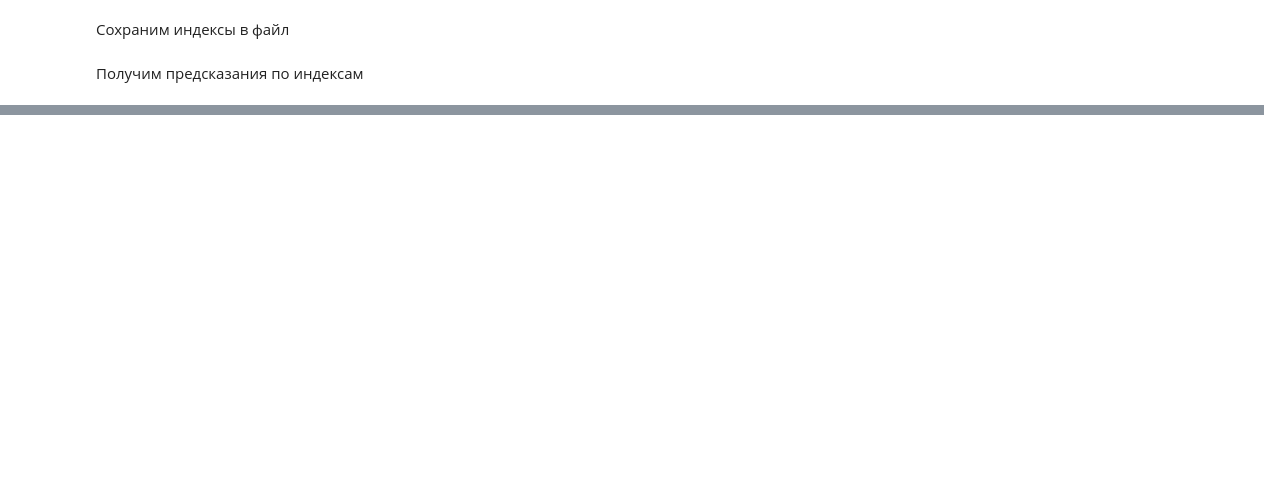
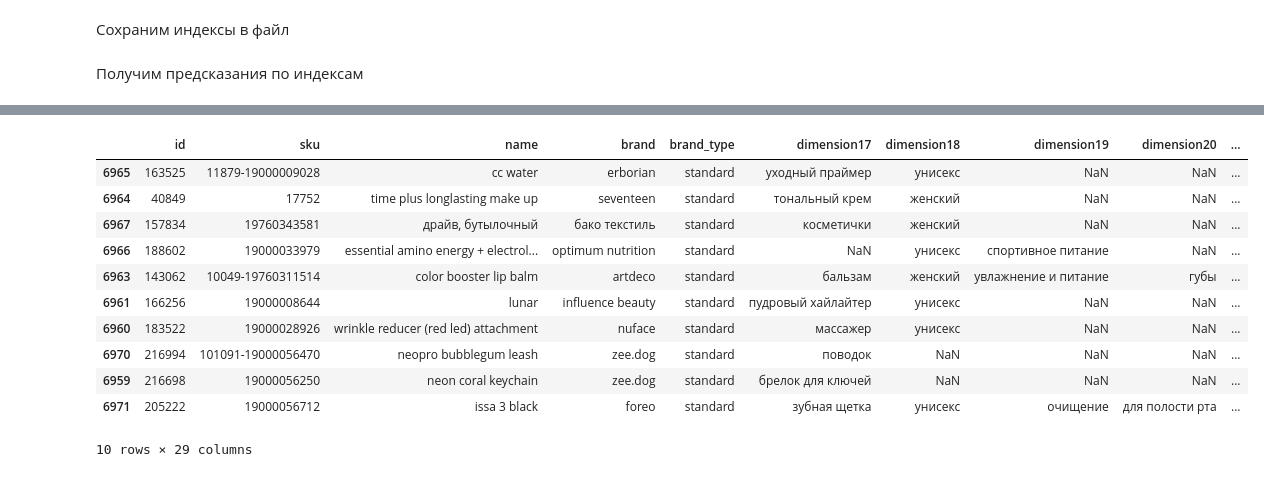
Before and after one commit to versus666jzx/market_recommendations, a Jupyter notebook: notebooks/data_research.ipynb, the cells around one changed output, grey strips where cells are left out. Saved outputs shown, nothing was run; the diff lists cells and outputs as text; code cells hidden in the pictures; blank space fills up the shorter version.

```diff
--- a/notebooks/data_research.ipynb
+++ b/notebooks/data_research.ipynb
@@ -121,3 +123,8 @@ data.head()
+# %%
+def url_processing(text: str) -> str:
+	return text.replace('"', '').replace('\'', '').replace('[', '').replace(']', '')
+
+data['images'] = data['images'].apply(url_processing)
 # %% [markdown]
 # Генерация эмбеддингов
 # %%
@@ -236,3 +243,18 @@ print(distances) # расстояния, отсортированные по у
+# %%
+data.iloc[same_embedding_indexes[0]]
+# %% [output]
+|  | id | sku | name | brand | brand_type | dimension17 | dimension18 | dimension19 | dimension20 | ... |
+| 6965 | 163525 | 11879-19000009028 | cc water | erborian | standard | уходный праймер | унисекс | NaN | NaN | ... |
+| 6964 | 40849 | 17752 | time plus longlasting make up | seventeen | standard | тональный крем | женский | NaN | NaN | ... |
+| 6967 | 157834 | 19760343581 | драйв, бутылочный | бако текстиль | standard | косметички | женский | NaN | NaN | ... |
+| 6966 | 188602 | 19000033979 | essential amino energy + electrol... | optimum nutrition | standard | NaN | унисекс | спортивное питание | NaN | ... |
+| 6963 | 143062 | 10049-19760311514 | color booster lip balm | artdeco | standard | бальзам | женский | увлажнение и питание | губы | ... |
+| 6961 | 166256 | 19000008644 | lunar | influence beauty | standard | пудровый хайлайтер | унисекс | NaN | NaN | ... |
+| 6960 | 183522 | 19000028926 | wrinkle reducer (red led) attachment | nuface | standard | массажер | унисекс | NaN | NaN | ... |
+| 6970 | 216994 | 101091-19000056470 | neopro bubblegum leash | zee.dog | standard | поводок | NaN | NaN | NaN | ... |
+| 6959 | 216698 | 19000056250 | neon coral keychain | zee.dog | standard | брелок для ключей | NaN | NaN | NaN | ... |
+| 6971 | 205222 | 19000056712 | issa 3 black | foreo | standard | зубная щетка | унисекс | очищение | для полости рта | ... |
+10 rows × 29 columns
 # %%
 np.ascontiguousarray(embedded_description.to_numpy().astype('float32')[32487].reshape((1, -1)))
 # %% [output]
```
Also changed, not shown: parts of 20 cells of this notebook, 2 other files.
